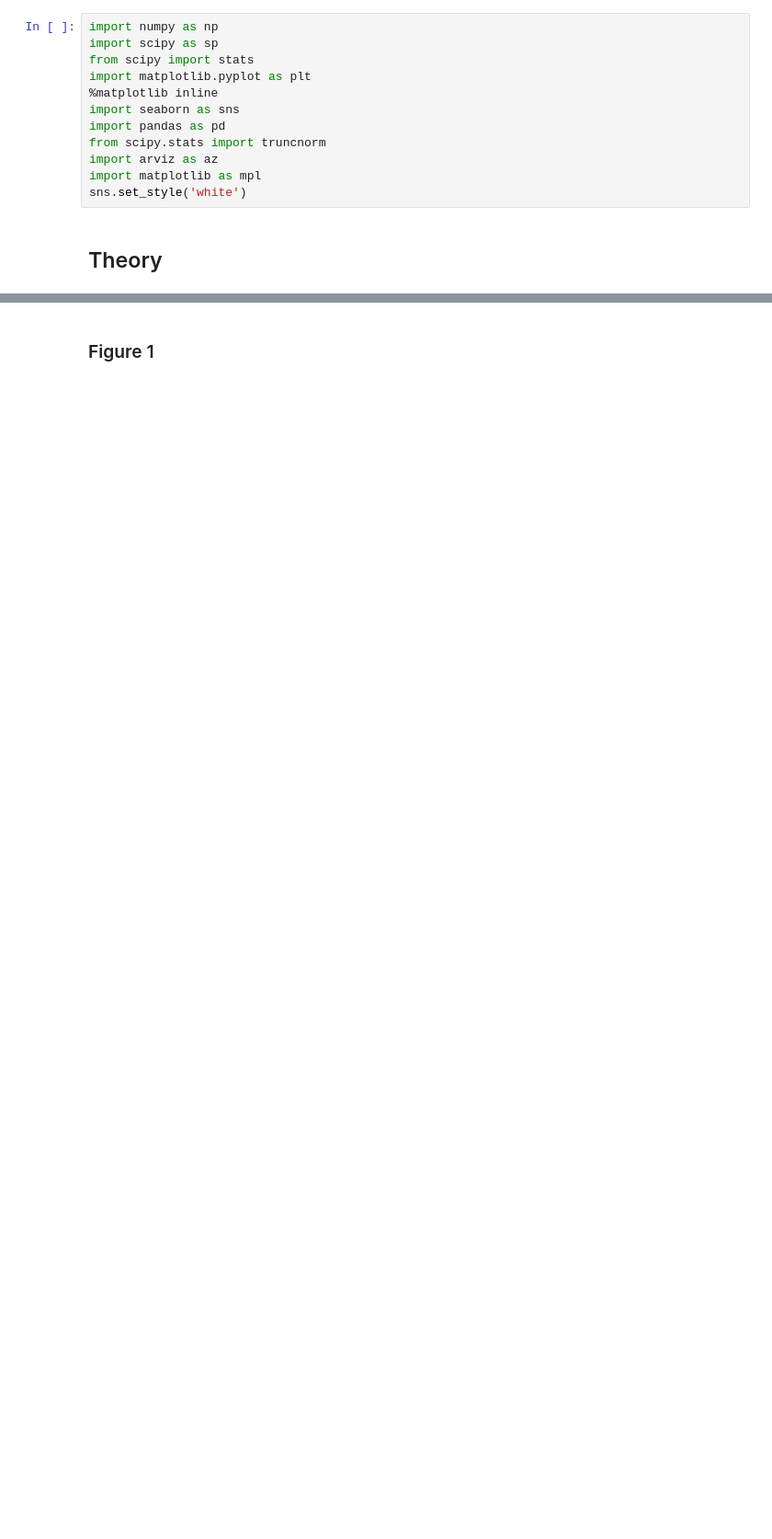
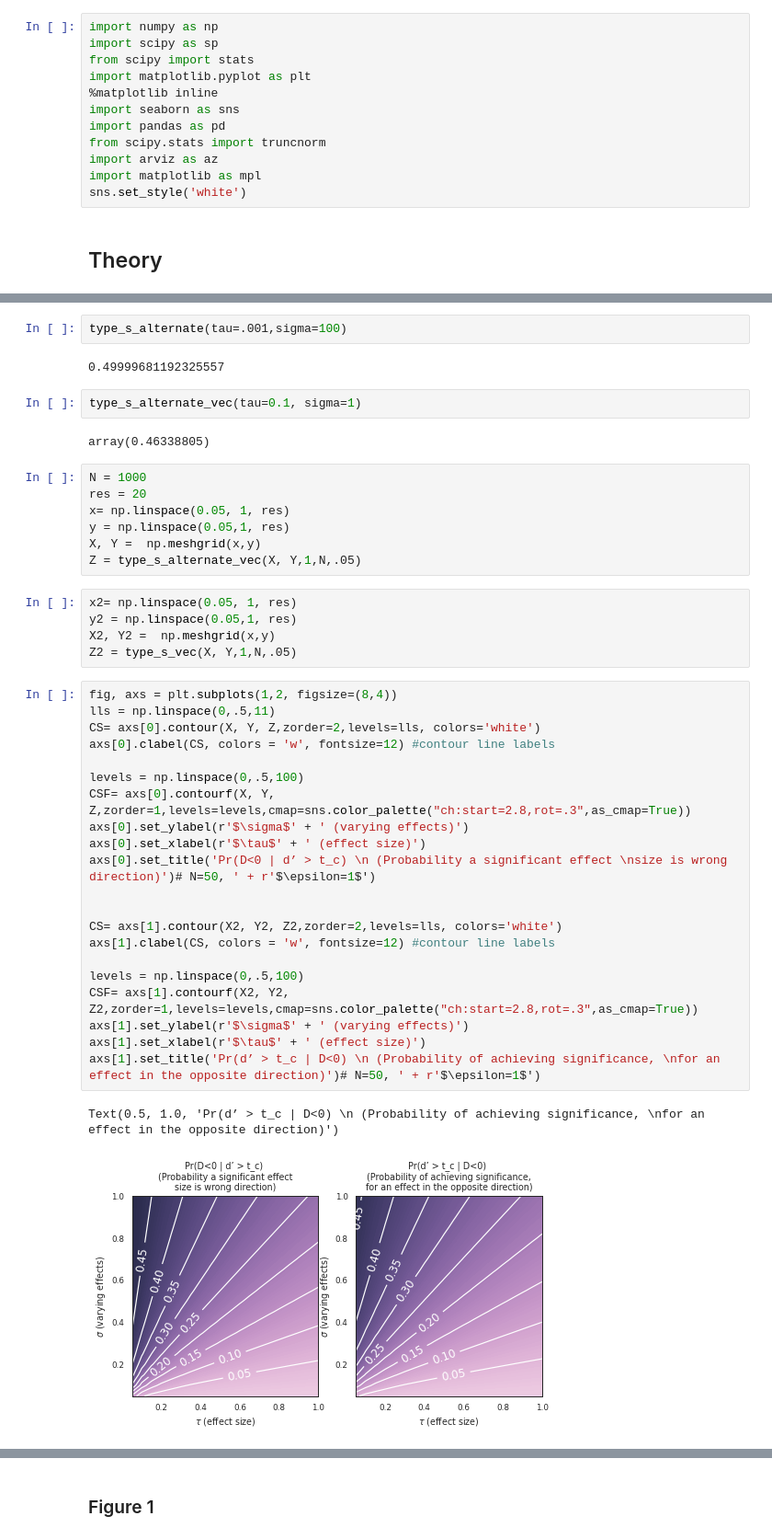
Before and after one commit to josephbb/ReplicationSurveys, a Jupyter notebook: Theory.ipynb, the cells around one changed output, grey strips where cells are left out. Shown at 92% size. Cells and saved outputs as stored; diff of their text form; blank space fills up the shorter version.

```diff
--- a/Theory.ipynb
+++ b/Theory.ipynb
@@ -61 +78,45 @@ publish_vec = np.vectorize(publish)
+# %%
+type_s_alternate(tau=.001,sigma=100)
+# %% [output]
+0.49999681192325557
+# %%
+type_s_alternate_vec(tau=0.1, sigma=1)
+# %% [output]
+array(0.46338805)
+# %%
+N = 1000
+res = 20
+x= np.linspace(0.05, 1, res)
+y = np.linspace(0.05,1, res)
+X, Y =  np.meshgrid(x,y)
+Z = type_s_alternate_vec(X, Y,1,N,.05)
+# %%
+x2= np.linspace(0.05, 1, res)
+y2 = np.linspace(0.05,1, res)
+X2, Y2 =  np.meshgrid(x,y)
+Z2 = type_s_vec(X, Y,1,N,.05)
+# %%
+fig, axs = plt.subplots(1,2, figsize=(8,4))
+lls = np.linspace(0,.5,11)
+CS= axs[0].contour(X, Y, Z,zorder=2,levels=lls, colors='white')
+axs[0].clabel(CS, colors = 'w', fontsize=12) #contour line labels
+
+levels = np.linspace(0,.5,100)
+CSF= axs[0].contourf(X, Y, Z,zorder=1,levels=levels,cmap=sns.color_palette("ch:start=2.8,rot=.3",as_cmap=True))
+axs[0].set_ylabel(r'$\sigma$' + ' (varying effects)')
+axs[0].set_xlabel(r'$\tau$' + ' (effect size)')
+axs[0].set_title('Pr(D<0 | d’ > t_c) \n (Probability a significant effect \nsize is wrong direction)')# N=50, ' + r'$\epsilon=1$')
+
+
+CS= axs[1].contour(X2, Y2, Z2,zorder=2,levels=lls, colors='white')
+axs[1].clabel(CS, colors = 'w', fontsize=12) #contour line labels
+
+levels = np.linspace(0,.5,100)
+CSF= axs[1].contourf(X2, Y2, Z2,zorder=1,levels=levels,cmap=sns.color_palette("ch:start=2.8,rot=.3",as_cmap=True))
+axs[1].set_ylabel(r'$\sigma$' + ' (varying effects)')
+axs[1].set_xlabel(r'$\tau$' + ' (effect size)')
+axs[1].set_title('Pr(d’ > t_c | D<0) \n (Probability of achieving significance, \nfor an effect in the opposite direction)')# N=50, ' + r'$\epsilon=1$')
+# %% [output]
+Text(0.5, 1.0, 'Pr(d’ > t_c | D<0) \n (Probability of achieving significance, \nfor an effect in the opposite direction)')
+[figure, added]
 # %%
```
Also changed, not shown: parts of 6 cells of this notebook, 2 other files.
